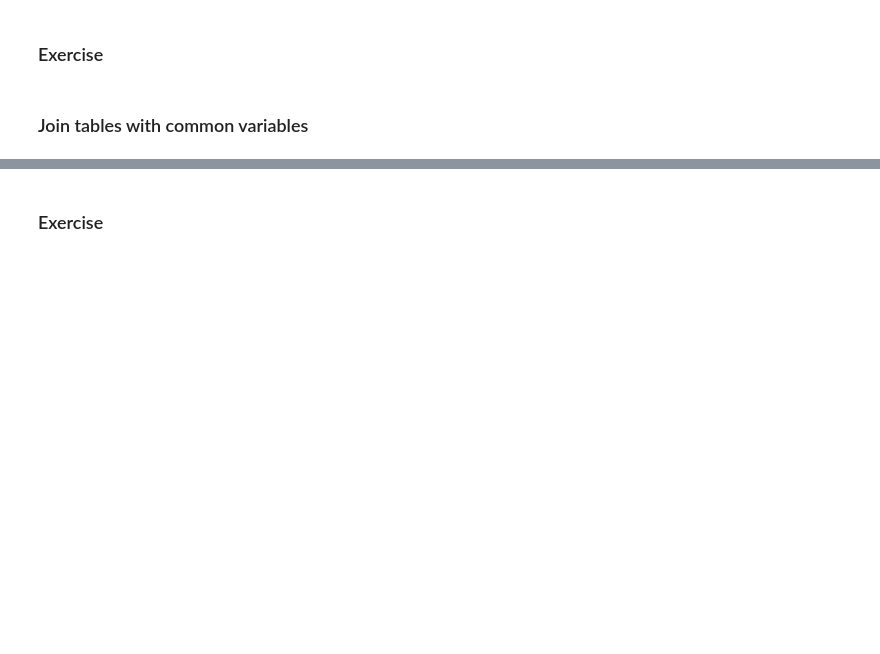
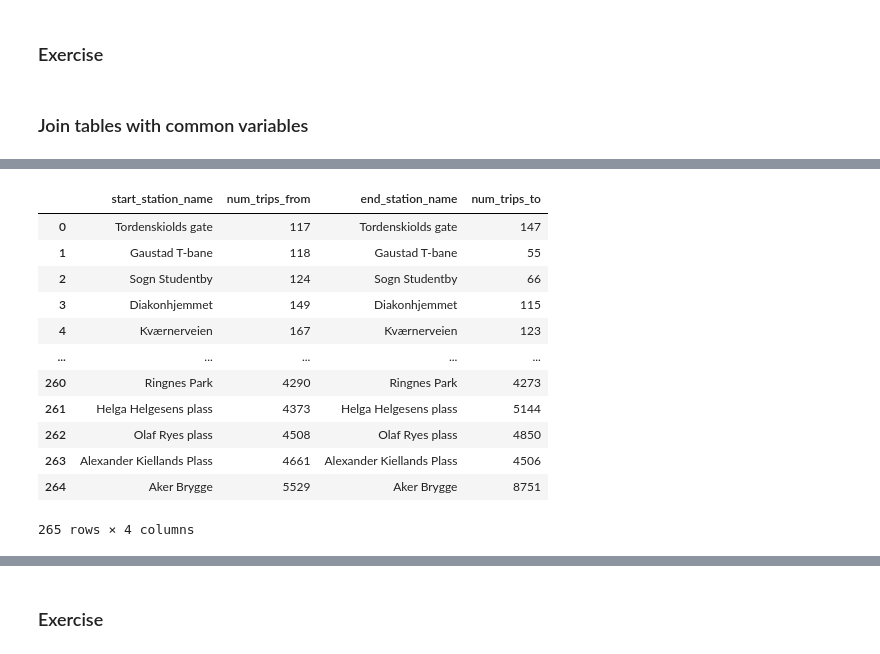
Before and after one commit to auroravoje/intro_data_processing, a Jupyter notebook: python/plan.ipynb, the cells around one changed output, grey strips where cells are left out. Saved outputs shown, nothing was run; the diff lists cells and outputs as text; code cells hidden in the pictures; blank space fills up the shorter version.

```diff
--- a/python/plan.ipynb
+++ b/python/plan.ipynb
@@ -1516,0 +1597,16 @@ trip_lengths
+# %%
+pd.merge(num_trips_from, num_trips_to, left_on="start_station_name", right_on="end_station_name")
+# %% [output]
+|  | start_station_name | num_trips_from | end_station_name | num_trips_to |
+| 0 | Tordenskiolds gate | 117 | Tordenskiolds gate | 147 |
+| 1 | Gaustad T-bane | 118 | Gaustad T-bane | 55 |
+| 2 | Sogn Studentby | 124 | Sogn Studentby | 66 |
+| 3 | Diakonhjemmet | 149 | Diakonhjemmet | 115 |
+| 4 | Kværnerveien | 167 | Kværnerveien | 123 |
+| ... | ... | ... | ... | ... |
+| 260 | Ringnes Park | 4290 | Ringnes Park | 4273 |
+| 261 | Helga Helgesens plass | 4373 | Helga Helgesens plass | 5144 |
+| 262 | Olaf Ryes plass | 4508 | Olaf Ryes plass | 4850 |
+| 263 | Alexander Kiellands Plass | 4661 | Alexander Kiellands Plass | 4506 |
+| 264 | Aker Brygge | 5529 | Aker Brygge | 8751 |
+265 rows × 4 columns
```
Also changed, not shown: parts of 20 cells of this notebook, 1 other file.
